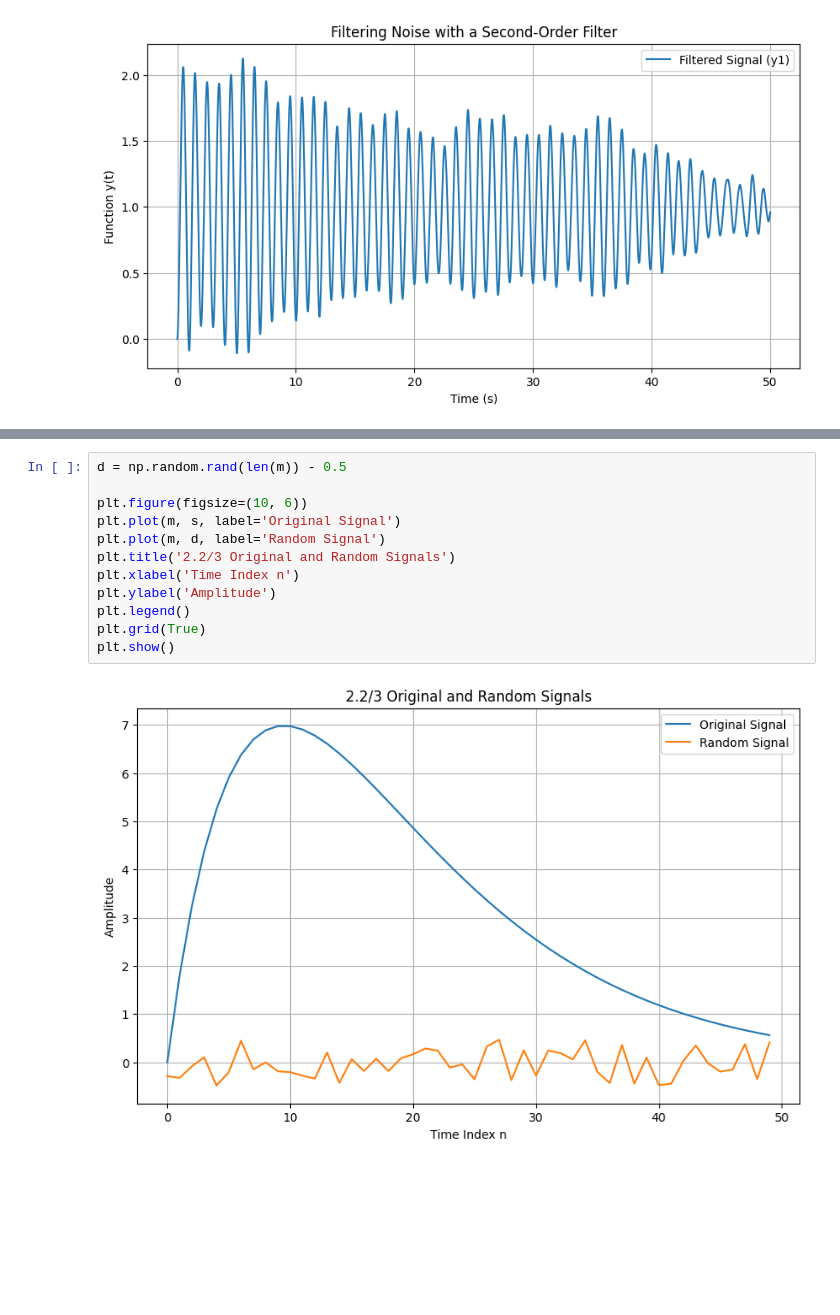
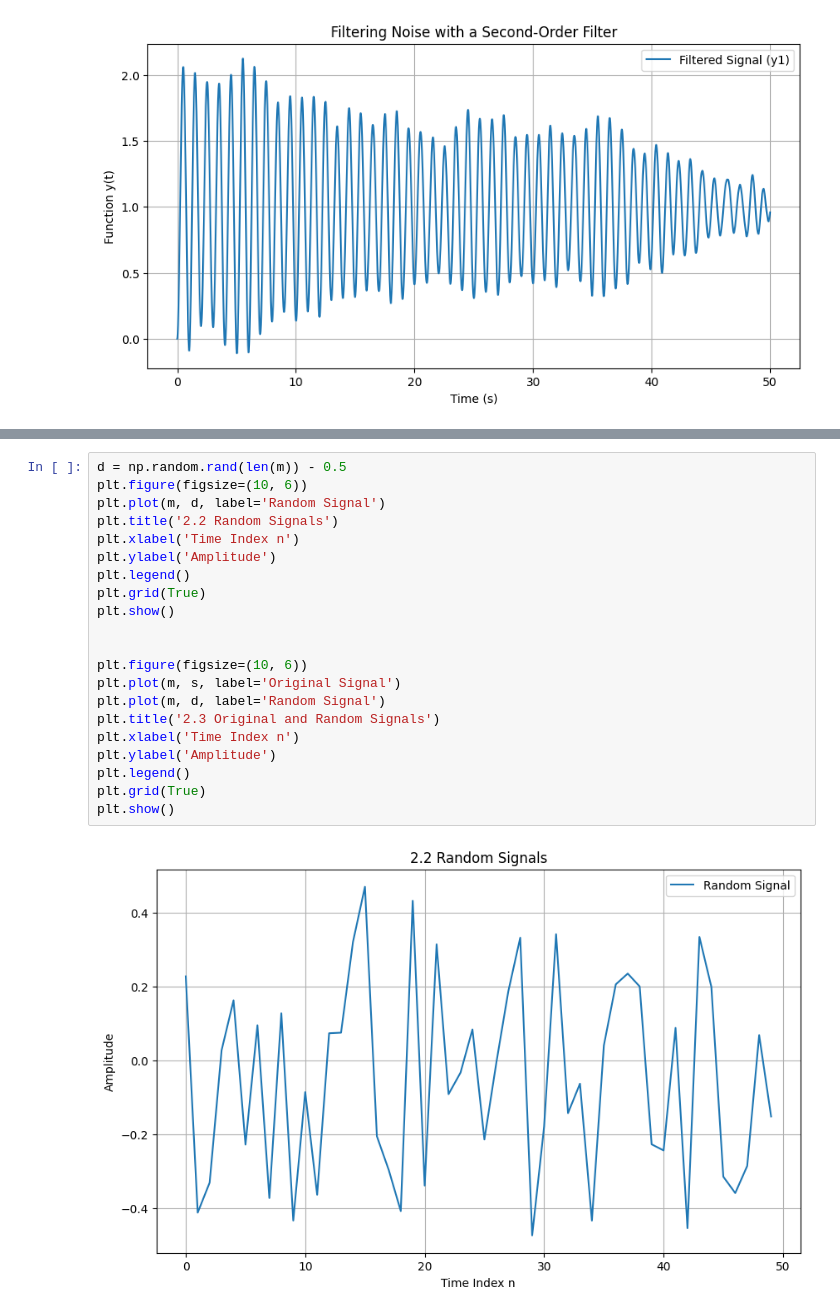
Before and after one commit to KaBoomKaBoom/PS_Labs, a Jupyter notebook: Lab1/Lab1.ipynb, the cells around one changed output, grey strips where cells are left out. Cells and saved outputs as stored; diff of their text form; blank space fills up the shorter version.

```diff
--- a/Lab1/Lab1.ipynb
+++ b/Lab1/Lab1.ipynb
@@ -159,15 +162,24 @@ plt.show()
 [figure]
 # %%
 d = np.random.rand(len(m)) - 0.5
-
 plt.figure(figsize=(10, 6))
-plt.plot(m, s, label='Original Signal')
 plt.plot(m, d, label='Random Signal')
-plt.title('2.2/3 Original and Random Signals')
+plt.title('2.2 Random Signals')
 plt.xlabel('Time Index n')
 plt.ylabel('Amplitude')
 plt.legend()
 plt.grid(True)
 plt.show()
+
+
+plt.figure(figsize=(10, 6))
+plt.plot(m, s, label='Original Signal')
+plt.plot(m, d, label='Random Signal')
+plt.title('2.3 Original and Random Signals')
+plt.xlabel('Time Index n')
+plt.ylabel('Amplitude')
+plt.legend()
+plt.grid(True)
+plt.show()
 # %% [output]
-[figure, old version]
+[figure, new version]
```
Also changed, not shown: parts of 10 cells of this notebook, 6 other files.
